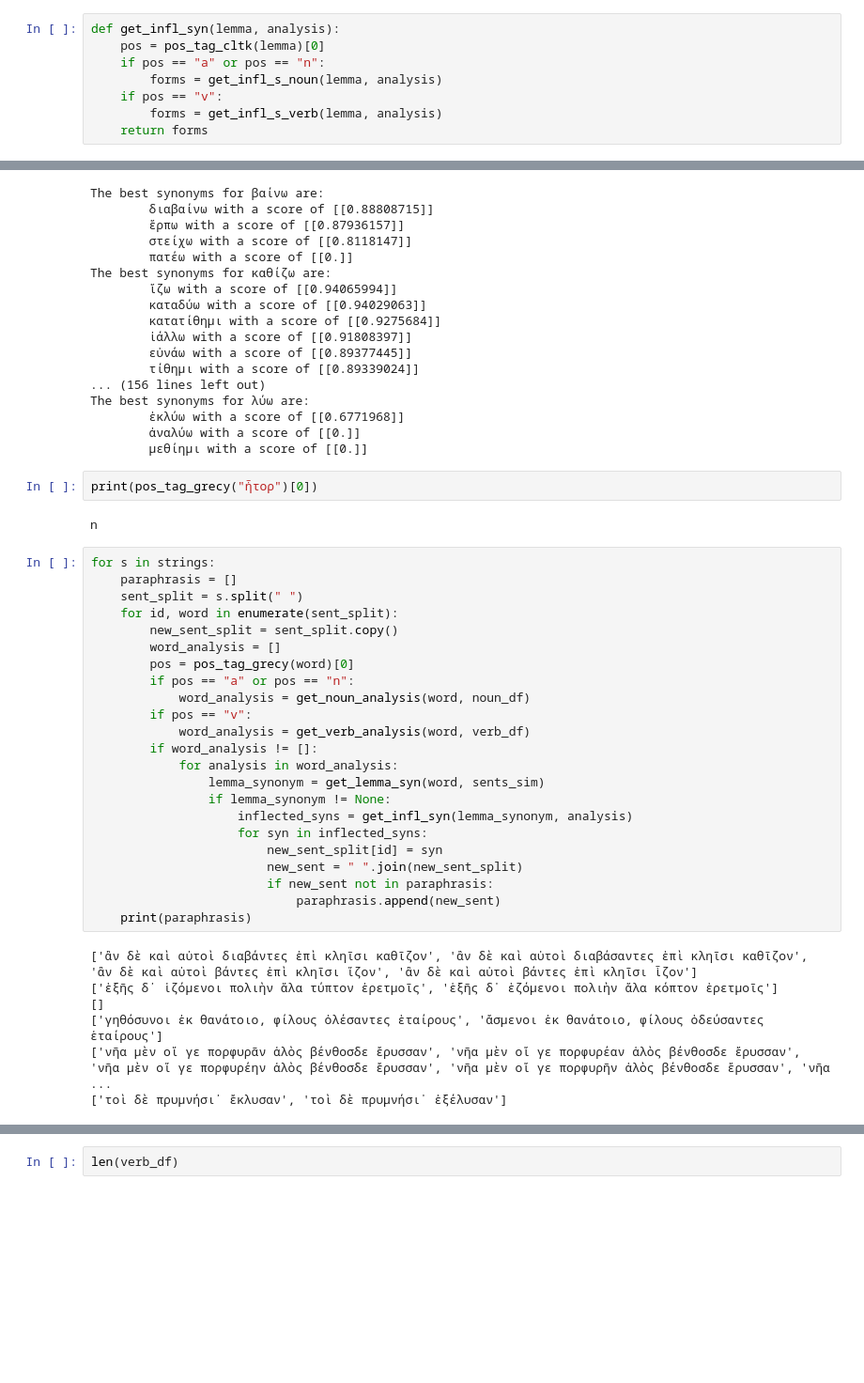
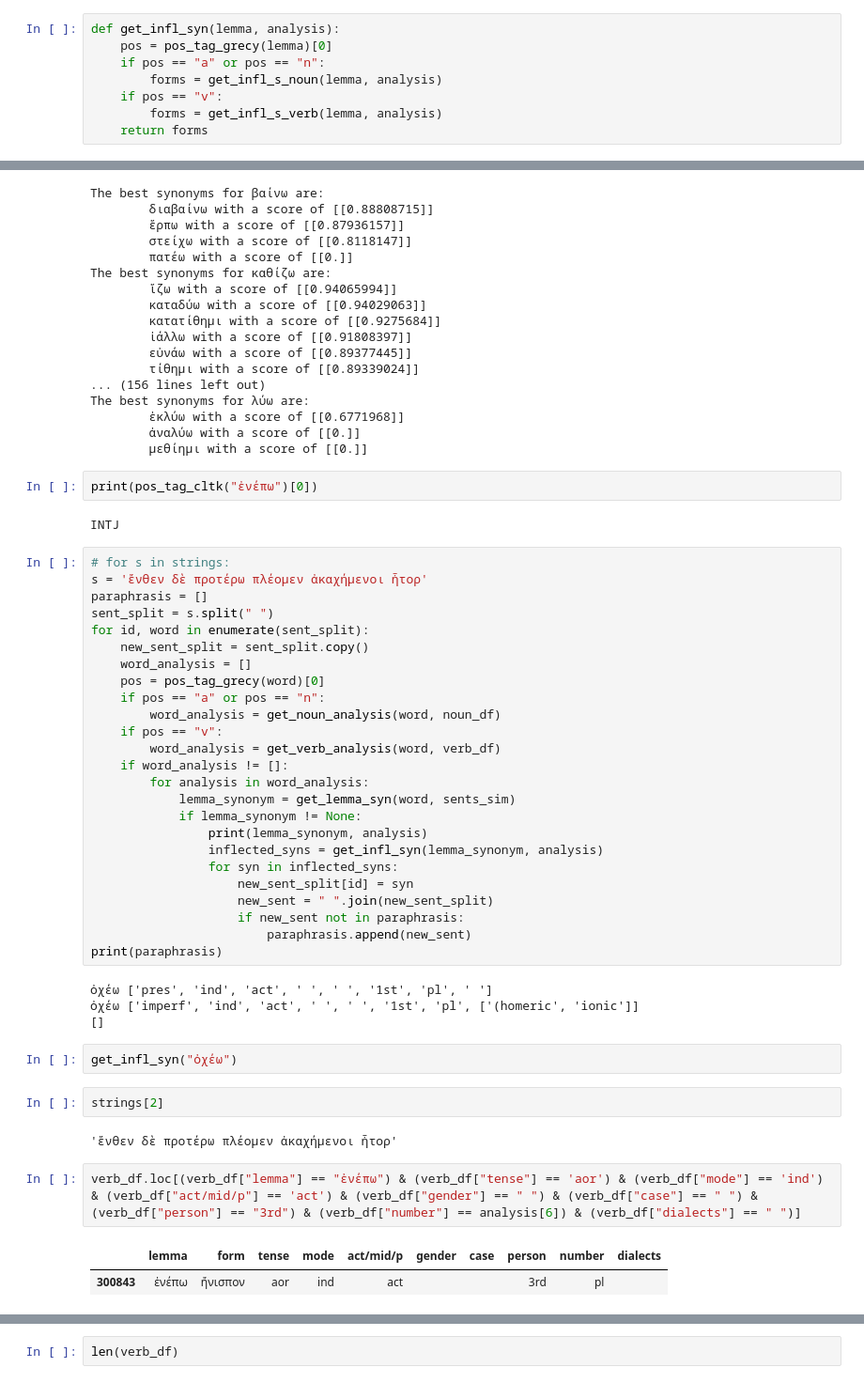
Before and after one commit to CaterinaDAngelo/thesis, a Jupyter notebook: re-inflection_function.ipynb, the cells around one changed output, grey strips where cells are left out. Shown: that part at 94% size. Drawn from its saved outputs; the diff is of its cells as text; blank space fills up the shorter version.

```diff
--- a/re-inflection_function.ipynb
+++ b/re-inflection_function.ipynb
@@ -122,7 +152,7 @@ def get_infl_s_verb(verb, analysis):
     return forms
 # %%
 def get_infl_syn(lemma, analysis):
-    pos = pos_tag_cltk(lemma)[0]
+    pos = pos_tag_grecy(lemma)[0]
     if pos == "a" or pos == "n":
         forms = get_infl_s_noun(lemma, analysis)
     if pos == "v":
@@ -153,39 +186,49 @@ The best synonyms for λύω are:
         ἀναλύω with a score of [[0.]]
         μεθίημι with a score of [[0.]]
 # %%
-print(pos_tag_grecy("ἦτορ")[0])
+print(pos_tag_cltk("ἐνέπω")[0])
 # %% [output]
-n
+INTJ
 # %%
-for s in strings:
-    paraphrasis = []
-    sent_split = s.split(" ")
-    for id, word in enumerate(sent_split):
-        new_sent_split = sent_split.copy()
-        word_analysis = []
-        pos = pos_tag_grecy(word)[0]
-        if pos == "a" or pos == "n":
-            word_analysis = get_noun_analysis(word, noun_df)
-        if pos == "v":
-            word_analysis = get_verb_analysis(word, verb_df)
-        if word_analysis != []:
-            for analysis in word_analysis:
-                lemma_synonym = get_lemma_syn(word, sents_sim)
-                if lemma_synonym != None:
-                    inflected_syns = get_infl_syn(lemma_synonym, analysis)
-                    for syn in inflected_syns:
-                        new_sent_split[id] = syn
-                        new_sent = " ".join(new_sent_split)
-                        if new_sent not in paraphrasis:
-                            paraphrasis.append(new_sent)
-    print(paraphrasis)
+# for s in strings:
+s = 'ἔνθεν δὲ προτέρω πλέομεν ἀκαχήμενοι ἦτορ'
+paraphrasis = []
+sent_split = s.split(" ")
+for id, word in enumerate(sent_split):
+    new_sent_split = sent_split.copy()
+    word_analysis = []
+    pos = pos_tag_grecy(word)[0]
+    if pos == "a" or pos == "n":
+        word_analysis = get_noun_analysis(word, noun_df)
+    if pos == "v":
+        word_analysis = get_verb_analysis(word, verb_df)
+    if word_analysis != []:
+        for analysis in word_analysis:
+            lemma_synonym = get_lemma_syn(word, sents_sim)
+            if lemma_synonym != None:
+                print(lemma_synonym, analysis)
+                inflected_syns = get_infl_syn(lemma_synonym, analysis)
+                for syn in inflected_syns:
+                    new_sent_split[id] = syn
+                    new_sent = " ".join(new_sent_split)
+                    if new_sent not in paraphrasis:
+                        paraphrasis.append(new_sent)
+print(paraphrasis)
 # %% [output]
-['ἂν δὲ καὶ αὐτοὶ διαβάντες ἐπὶ κληῖσι καθῖζον', 'ἂν δὲ καὶ αὐτοὶ διαβάσαντες ἐπὶ κληῖσι καθῖζον', 'ἂν δὲ καὶ αὐτοὶ βάντες ἐπὶ κληῖσι ἵζον', 'ἂν δὲ καὶ αὐτοὶ βάντες ἐπὶ κληῖσι ἷζον']
-['ἑξῆς δ᾽ ἱζόμενοι πολιὴν ἅλα τύπτον ἐρετμοῖς', 'ἑξῆς δ᾽ ἑζόμενοι πολιὴν ἅλα κόπτον ἐρετμοῖς']
+ὀχέω ['pres', 'ind', 'act', ' ', ' ', '1st', 'pl', ' ']
+ὀχέω ['imperf', 'ind', 'act', ' ', ' ', '1st', 'pl', ['(homeric', 'ionic']]
 []
-['γηθόσυνοι ἐκ θανάτοιο, φίλους ὀλέσαντες ἑταίρους', 'ἄσμενοι ἐκ θανάτοιο, φίλους ὁδεύσαντες ἑταίρους']
-['νῆα μὲν οἵ γε πορφυρᾶν ἁλὸς βένθοσδε ἔρυσσαν', 'νῆα μὲν οἵ γε πορφυρέαν ἁλὸς βένθοσδε ἔρυσσαν', 'νῆα μὲν οἵ γε πορφυρέην ἁλὸς βένθοσδε ἔρυσσαν', 'νῆα μὲν οἵ γε πορφυρῆν ἁλὸς βένθοσδε ἔρυσσαν', 'νῆα  ...
-['τοὶ δὲ πρυμνήσι᾽ ἔκλυσαν', 'τοὶ δὲ πρυμνήσι᾽ ἐξέλυσαν']
+# %%
+get_infl_syn("ὀχέω")
+# %%
+strings[2]
+# %% [output]
+'ἔνθεν δὲ προτέρω πλέομεν ἀκαχήμενοι ἦτορ'
+# %%
+verb_df.loc[(verb_df["lemma"] == "ἐνέπω") & (verb_df["tense"] == 'aor') & (verb_df["mode"] == 'ind') & (verb_df["act/mid/p"] == 'act') & (verb_df["gender"] == " ") & (verb_df["case"] == " ") & (verb_df["person"] == "3rd") & (verb_df["number"] == analysis[6]) & (verb_df["dialects"] == " ")]
+# %% [output]
+|  | lemma | form | tense | mode | act/mid/p | gender | case | person | number | dialects |
+| 300843 | ἐνέπω | ἤνισπον | aor | ind | act |  |  | 3rd | pl |  |
 # %%
 len(noun_dict["lemma"])
 # %% [output]
```
Also changed, not shown: parts of 12 cells of this notebook, 2 other files.
